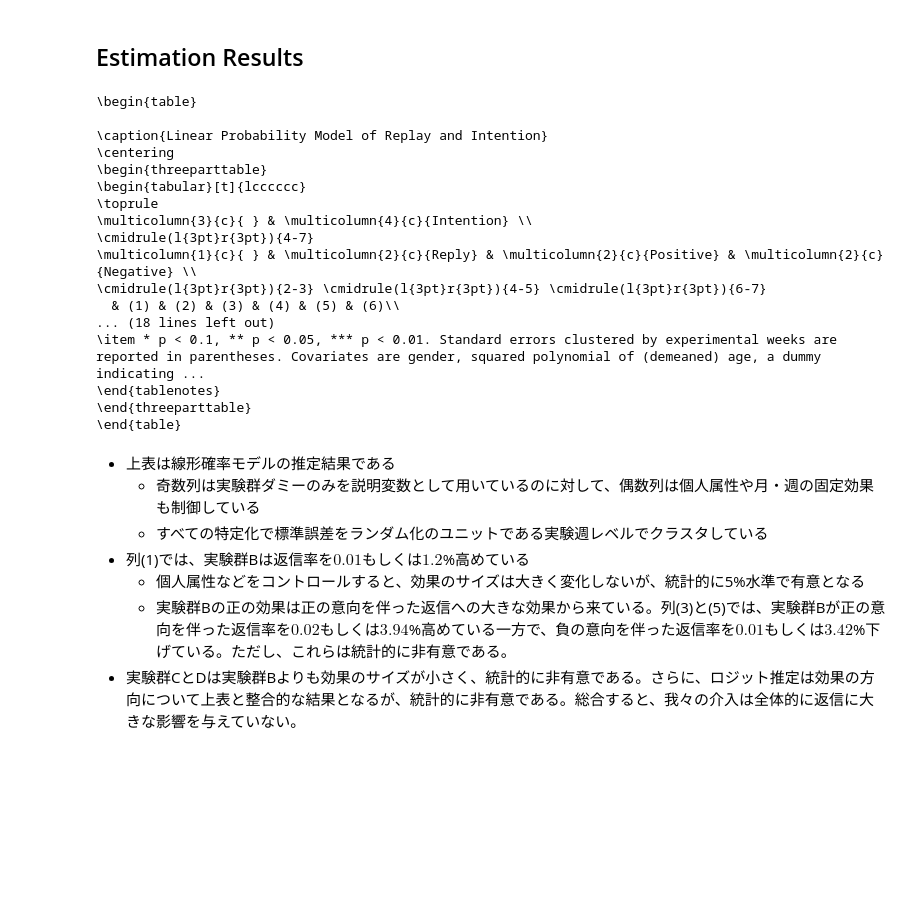
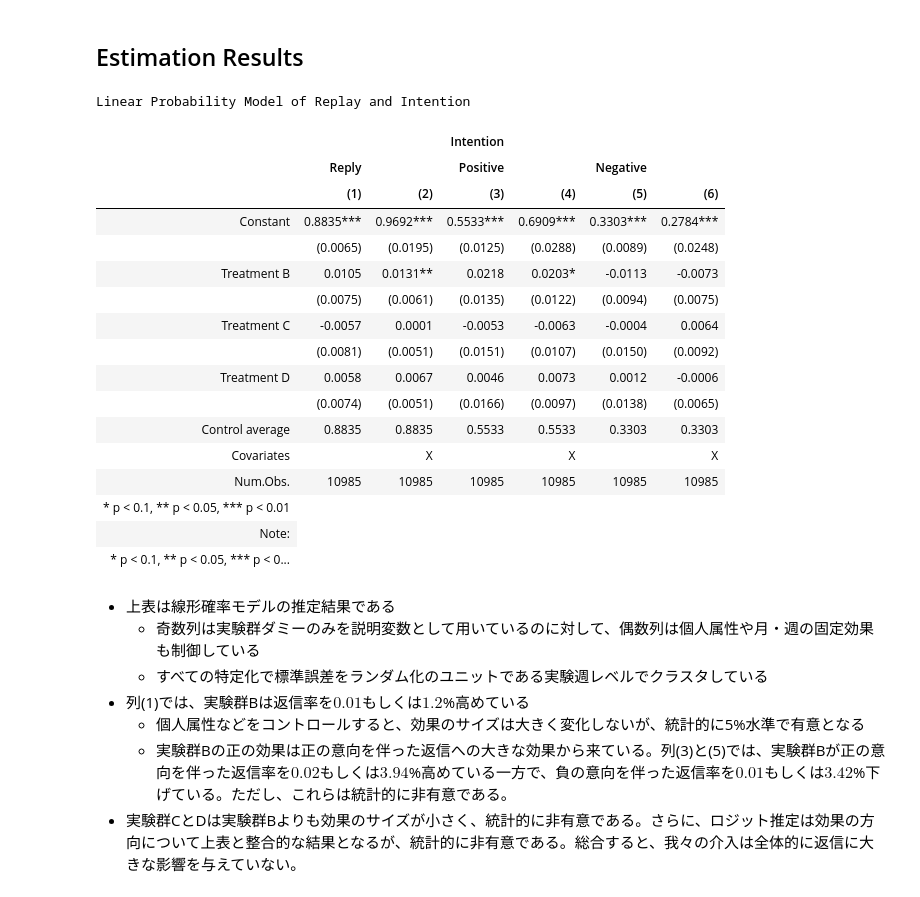
Before and after one commit to JMDP-behavioral-economics/RCT-Nudge, a Jupyter notebook: notebook/body.ipynb, the cells around one changed output. Drawn from its saved outputs; the diff is of its cells as text; code cells hidden in the pictures; blank space fills up the shorter version.

Commit message:
add: Field experiment

```diff
--- a/notebook/body.ipynb
+++ b/notebook/body.ipynb
@@ -374,54 +369,54 @@ est_stock %>%
       "treatD" = "Treatment D"
     ),
     stars = c("***" = .01, "**" = .05, "*" = .1),
     fmt = 4,
     gof_omit = "R2|AIC|BIC|Log|Std|FE|se_type",
     add_rows = add_table,
-    output = "latex"
   ) %>%
   kableExtra::kable_styling() %>%
   kableExtra::add_header_above(c(
     " " = 1, "Reply" = 2, "Positive" = 2, "Negative" = 2
   )) %>%
   kableExtra::add_header_above(c(
     " " = 3, "Intention" = 4
   )) %>%
   kableExtra::footnote(
     paste(
       "* p < 0.1, ** p < 0.05, *** p < 0.01.",
       "Standard errors clustered by experimental weeks",
       "are reported in parentheses.",
       "Covariates are gender, squared polynomial of (demeaned) age,",
       "a dummy indicating that planned harvest method are BM and PBMC,",
       "number of past coordinations,",
       "number of hospitals per 10 square kilometers,",
       "number of hospitals with PBSC collection per 10 square kilometers,",
       "number of hospitals with BM collection per 10 square kilometers,",
       "prefecture dummies, month dummies, and week dummies."
     ),
     threeparttable = TRUE
   ) %>%
-  print()
-  # as.character() %>%
-  # display_html()
+  # print()
+  as.character() %>%
+  display_html()
 # %% [output]
-\begin{table}
-
-\caption{Linear Probability Model of Replay and Intention}
-\centering
-\begin{threeparttable}
-\begin{tabular}[t]{lcccccc}
-\toprule
-\multicolumn{3}{c}{ } & \multicolumn{4}{c}{Intention} \\
-\cmidrule(l{3pt}r{3pt}){4-7}
-\multicolumn{1}{c}{ } & \multicolumn{2}{c}{Reply} & \multicolumn{2}{c}{Positive} & \multicolumn{2}{c}{Negative} \\
-\cmidrule(l{3pt}r{3pt}){2-3} \cmidrule(l{3pt}r{3pt}){4-5} \cmidrule(l{3pt}r{3pt}){6-7}
-  & (1) & (2) & (3) & (4) & (5) & (6)\\
-... (18 lines left out)
-\item * p < 0.1, ** p < 0.05, *** p < 0.01. Standard errors clustered by experimental weeks are reported in parentheses. Covariates are gender, squared polynomial of (demeaned) age, a dummy indicating ...
-\end{tablenotes}
-\end{threeparttable}
-\end{table}
+Linear Probability Model of Replay and Intention
+|  |  |  | Intention |  |  |  |
+|  | Reply |  | Positive |  | Negative |  |
+|  | (1) | (2) | (3) | (4) | (5) | (6) |
+| Constant | 0.8835*** | 0.9692*** | 0.5533*** | 0.6909*** | 0.3303*** | 0.2784*** |
+|  | (0.0065) | (0.0195) | (0.0125) | (0.0288) | (0.0089) | (0.0248) |
+| Treatment B | 0.0105 | 0.0131** | 0.0218 | 0.0203* | -0.0113 | -0.0073 |
+|  | (0.0075) | (0.0061) | (0.0135) | (0.0122) | (0.0094) | (0.0075) |
+| Treatment C | -0.0057 | 0.0001 | -0.0053 | -0.0063 | -0.0004 | 0.0064 |
+|  | (0.0081) | (0.0051) | (0.0151) | (0.0107) | (0.0150) | (0.0092) |
+| Treatment D | 0.0058 | 0.0067 | 0.0046 | 0.0073 | 0.0012 | -0.0006 |
+|  | (0.0074) | (0.0051) | (0.0166) | (0.0097) | (0.0138) | (0.0065) |
+| Control average | 0.8835 | 0.8835 | 0.5533 | 0.5533 | 0.3303 | 0.3303 |
+| Covariates |  | X |  | X |  | X |
+| Num.Obs. | 10985 | 10985 | 10985 | 10985 | 10985 | 10985 |
+| * p < 0.1, ** p < 0.05, *** p < 0.01 |
+| Note: |
+| * p < 0.1, ** p < 0.05, *** p < 0... |
 # %% [markdown]
 - 上表は線形確率モデルの推定結果である
   - 奇数列は実験群ダミーのみを説明変数として用いているのに対して、偶数列は個人属性や月・週の固定効果も制御している
```
Also changed, not shown: parts of 8 cells of this notebook, 2 other files.
